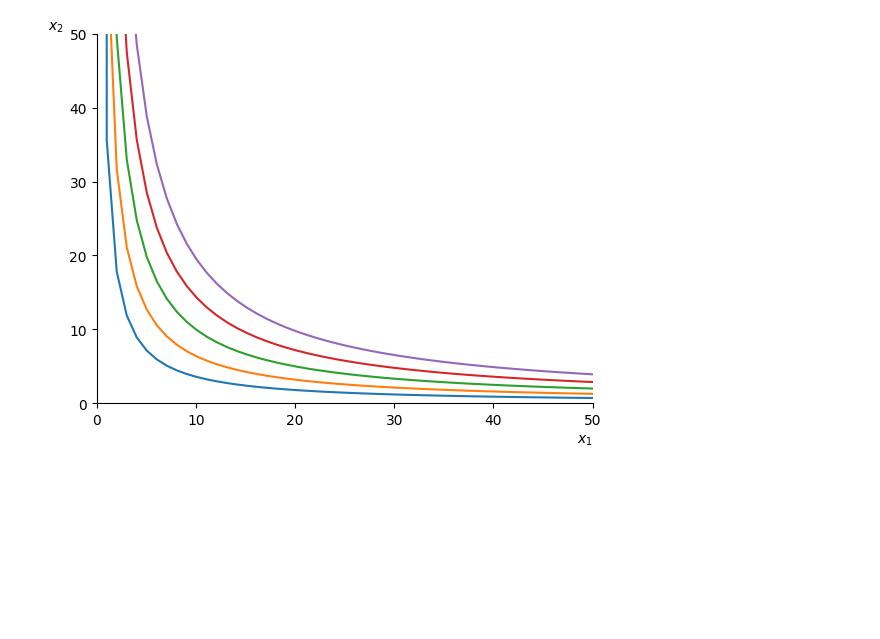
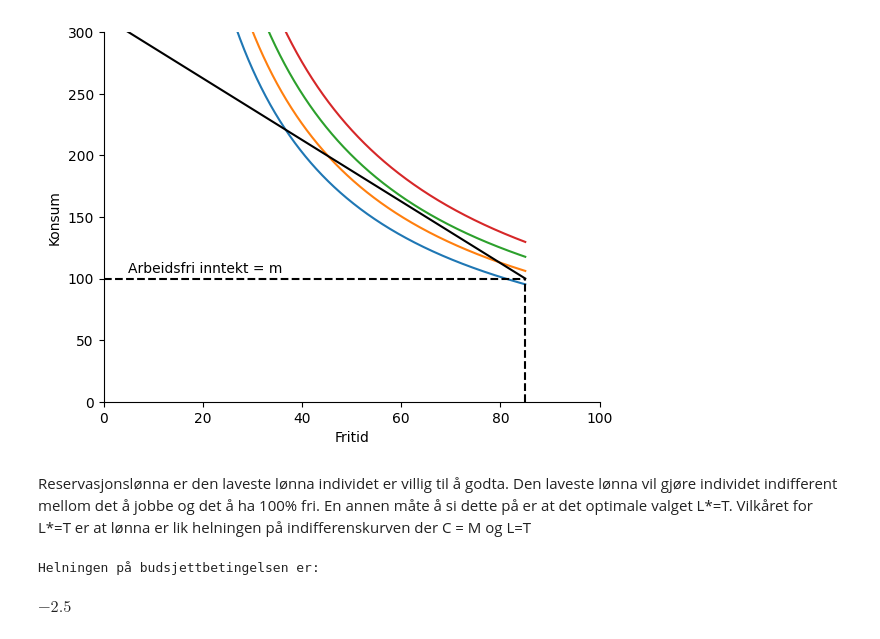
Before and after one commit to loopdiggaz/SOK2008, a Jupyter notebook: Oppgave_seminar1.ipynb, the cells around one changed output. Saved outputs shown, nothing was run; the diff lists cells and outputs as text; code cells hidden in the pictures; blank space fills up the shorter version.

```diff
--- a/Oppgave_seminar1.ipynb
+++ b/Oppgave_seminar1.ipynb
@@ -13,0 +16,23 @@ $\displaystyle \frac{M}{P} + \frac{W}{P}$
+# %%
+# definerer symboler jeg kan få bruk for.
+m,M,P,W,T = sp.symbols("m M P W T")
+
+L_0 = np.linspace(0.001,85,1000)
+
+def budsjett(L):
+    return 100+2.5*(85-L)
+
+def create_ax():
+    fig, ax = plt.subplots()
+    ax.spines['top'].set_color('none')
+    ax.spines['right'].set_color('none')
+    ax.set_ylim(0,350)
+    ax.set_xlim(0,100)
+    return fig, ax
+
+fig, ax = create_ax()
+ax.plot(L_0,budsjett(L_0))
+
+ax.vlines(85,0,100, color='black',ls='dashed')
+ax.hlines(100,0,85, color='black',ls='dashed')
+ax.annotate('Arbeidsfri inntekt = m', (0+5,100+5));
@@ -14,37 +41,49 @@ $\displaystyle \frac{M}{P} + \frac{W}{P}$
 # %%
-# tegne indifferenskurver for a= .4, b= .25, U_0 = {6,8,10,12,14}
+# tegne indifferenskurver for a= .5, b= .5
 
 C,L,a,b,u,u_0 = sp.symbols("C L a b u u_0", real=True, positive=True)
 
 u = C**a*L**b
-x=np.linspace(0.001,100, 100)
 
 def create_ax():
                 fig, ax = plt.subplots()
-                ax.set_ylabel('$x_2$', loc='top', rotation=0)
-                ax.set_xlabel('$x_1$', loc='right')
-                ax.set(xlim=(0,50))
-                ax.set(ylim=(0,50))
+                ax.set(xlim=(0,100))
+                ax.set(ylim=(0,300))
                 ax.spines['top'].set_color('none')
                 ax.spines['right'].set_color('none')
+                ax.set_xlabel('Fritid')
+                ax.set_ylabel('Konsum')
 
                 return fig, ax
 
 fig, ax = create_ax()
 
 
 # Løser med hensyn på L
 L_ind_sol=sp.solve(u-u_0,L)[0]
 L_ind_sol
 
 # Må gjøre om for å plotte
 indiff_L=sp.lambdify((u_0,a,b,C), L_ind_sol)
 indiff_L(u_0,a,b,C)
 
+for i in range (90, 110,5):
+    ax.plot(L_0, indiff_L(i,0.5,0.5,L_0))
 
-for i in range (6, 16, 2):
-    ax.plot(x, indiff_L(i,0.5,0.5,x), label='$U_{%s}$' %i)
+ax.plot(L_0,budsjett(L_0), color = 'black')
 
-    ax.plot(x,budsjett())
+ax.vlines(85,0,100, color='black',ls='dashed')
+ax.hlines(100,0,85, color='black',ls='dashed')
+ax.annotate('Arbeidsfri inntekt = m', (0+5,100+5));
 # %% [output]
-[figure, old version]
+[figure, new version]
+# %% [markdown]
+Reservasjonslønna er den laveste lønna individet er villig til å godta. Den laveste lønna vil gjøre individet indifferent mellom det å jobbe og det å ha 100% fri. En annen måte å si dette på er at det optimale valget L*=T. Vilkåret for L*=T er at lønna er lik helningen på indifferenskurven der C = M og L=T
+# %%
+budsjettbetingelse = 100 + 2.5*(85-L)
+der_budsjett = sp.diff(budsjettbetingelse,L)
+print(f'Helningen på budsjettbetingelsen er:')
+der_budsjett
+# %% [output]
+Helningen på budsjettbetingelsen er:
+$\displaystyle -2.5$
```
Also changed, not shown: parts of 4 cells of this notebook.
